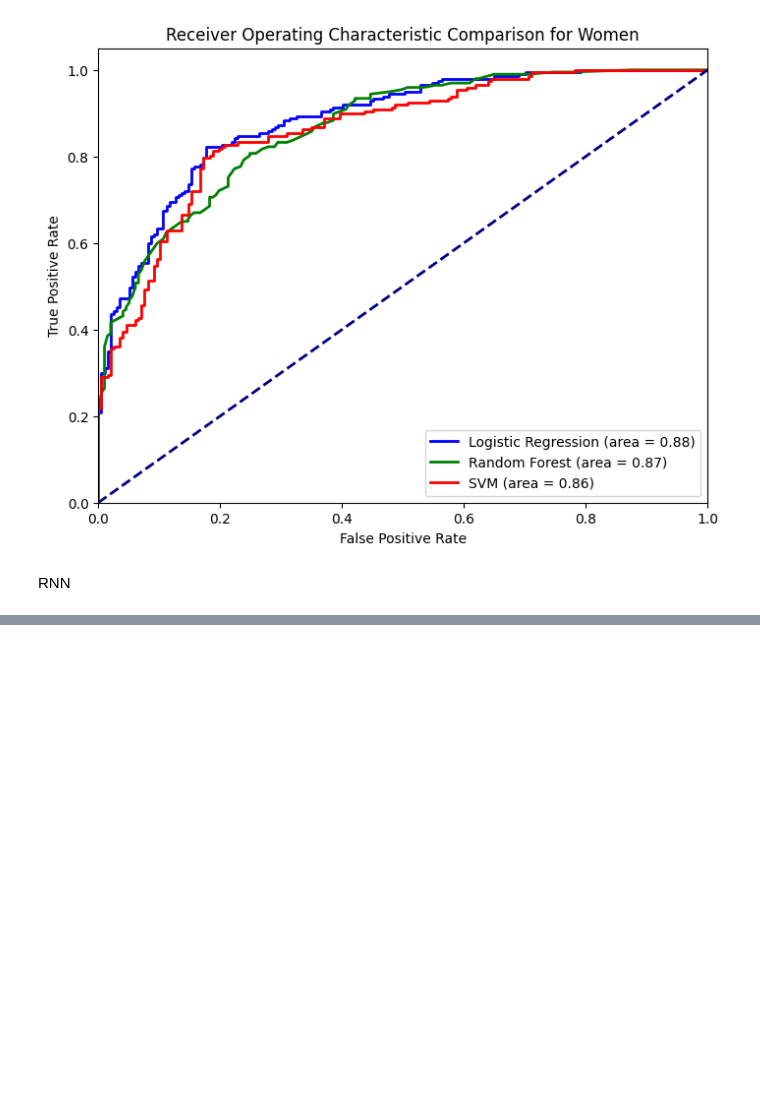
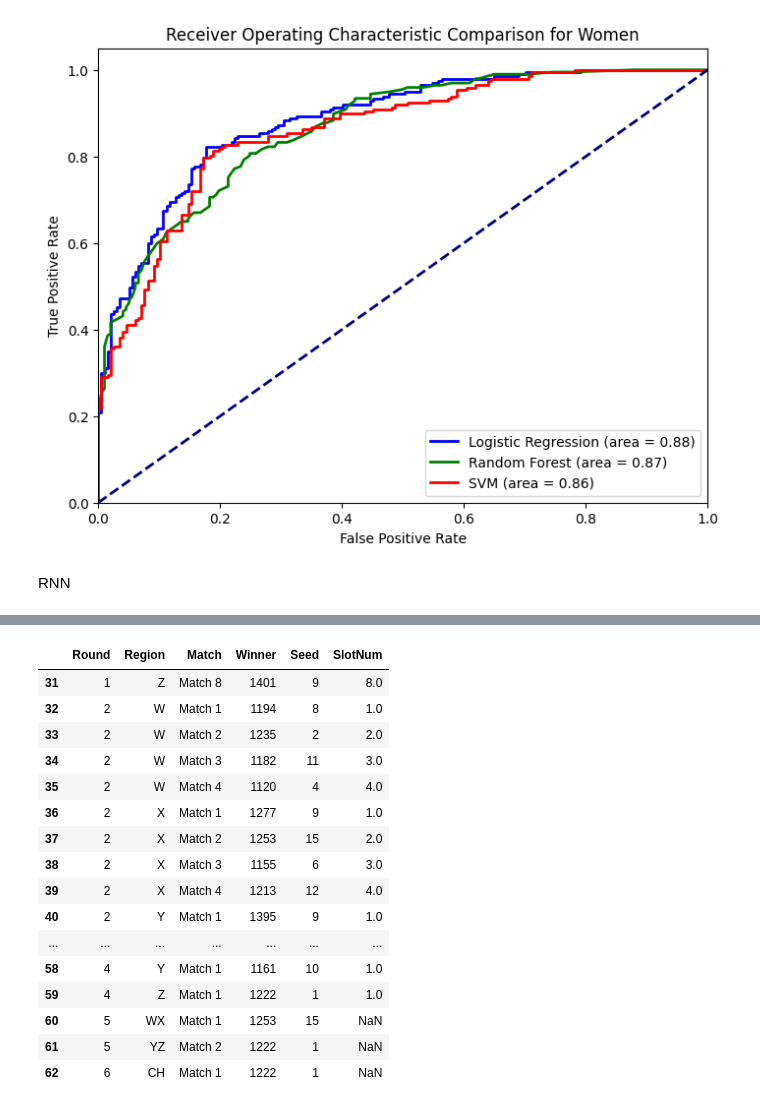
Before and after one commit to shailajgg/IDS705_MachineLearning_FinalProject, a Jupyter notebook: march-madeness-models.ipynb, the cells around one changed output, grey strips where cells are left out. Cells and saved outputs as stored; diff of their text form; code cells hidden in the pictures; blank space fills up the shorter version.

```diff
--- a/march-madeness-models.ipynb
+++ b/march-madeness-models.ipynb
@@ -1317,0 +1319,5 @@ Confusion Matrix (Women):
+# %%
+def get_team_info(team_id):
+    teaminfo = Team_combine[Team_combine['TeamID']==team_id].iloc[0]
+    df_return = teaminfo[['TeamID','SeedRank','1stD1Season','WinAccount','CompactAccount','WinningRate']]
+    return df_return
@@ -1317,0 +1563,6 @@ Confusion Matrix (Women):
+# %%
+tourney_seeds_2024_M = tourney_seeds_2024[tourney_seeds_2024['Tournament']=='M']
+seeds_2024_M = tourney_seeds_2024_M.copy()
+seeds_2024_M['Region'] = seeds_2024_M['Seed'].str[0]
+seeds_2024_M['SeedRank'] = seeds_2024_M['Seed'].str[1:].astype(int)
+seeds_2024_M
@@ -1317,0 +1583,9 @@ Confusion Matrix (Women):
+# %%
+Team_combine = pd.merge(seeds_2024_M,team_info_M[['TeamID','1stD1Season',
+                                         'WinAccount','CompactAccount','WinningRate'
+                                        ]], left_on=['TeamID'], right_on=['TeamID'], how='left')
+
+
+teams_df_M = seeds_2024_M.copy()
+winners_df_M = simulate_tournament(model_M,teams_df_M)
+winners_df_M
@@ -1317,0 +1623,20 @@ Confusion Matrix (Women):
+# %%
+winners_df_M[31:65]
+# %% [output]
+|  | Round | Region | Match | Winner | Seed | SlotNum |
+| 31 | 1 | Z | Match 8 | 1401 | 9 | 8.0 |
+| 32 | 2 | W | Match 1 | 1194 | 8 | 1.0 |
+| 33 | 2 | W | Match 2 | 1235 | 2 | 2.0 |
+| 34 | 2 | W | Match 3 | 1182 | 11 | 3.0 |
+| 35 | 2 | W | Match 4 | 1120 | 4 | 4.0 |
+| 36 | 2 | X | Match 1 | 1277 | 9 | 1.0 |
+| 37 | 2 | X | Match 2 | 1253 | 15 | 2.0 |
+| 38 | 2 | X | Match 3 | 1155 | 6 | 3.0 |
+| 39 | 2 | X | Match 4 | 1213 | 12 | 4.0 |
+| 40 | 2 | Y | Match 1 | 1395 | 9 | 1.0 |
+| ... | ... | ... | ... | ... | ... | ... |
+| 58 | 4 | Y | Match 1 | 1161 | 10 | 1.0 |
+| 59 | 4 | Z | Match 1 | 1222 | 1 | 1.0 |
+| 60 | 5 | WX | Match 1 | 1253 | 15 | NaN |
+| 61 | 5 | YZ | Match 2 | 1222 | 1 | NaN |
+| 62 | 6 | CH | Match 1 | 1222 | 1 | NaN |
```
Also changed, not shown: parts of 19 cells of this notebook.
